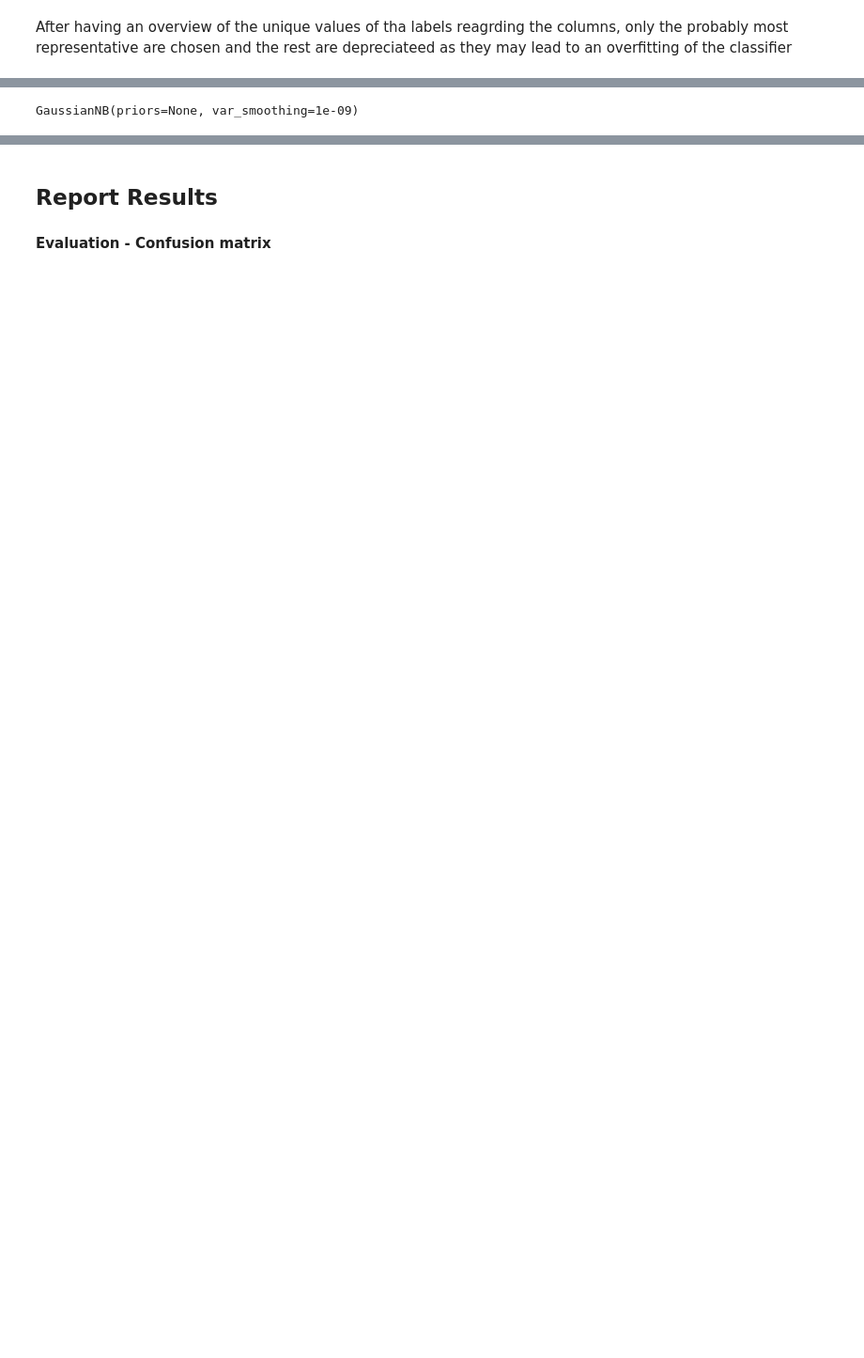
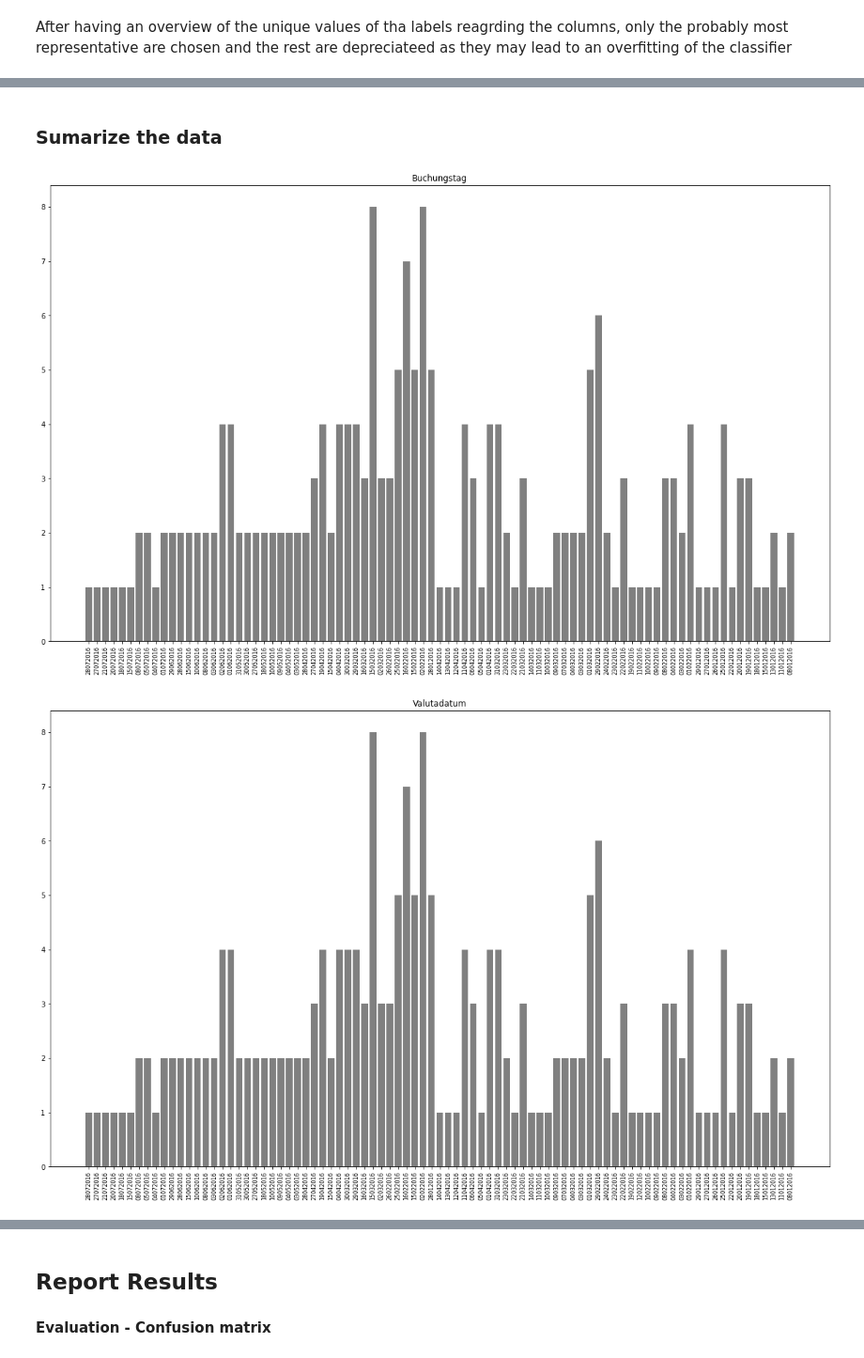
Before and after one commit to mariamonzon/Software-applications-with-AI, a Jupyter notebook: Homework1-NaiveBayesTransactions/Homework-1-Classification.ipynb, the cells around one changed output, grey strips where cells are left out. Shown: that part at 94% size. Cells and saved outputs as stored; diff of their text form; code cells hidden in the pictures; blank space fills up the shorter version.

```diff
--- a/Homework1-NaiveBayesTransactions/Homework-1-Classification.ipynb
+++ b/Homework1-NaiveBayesTransactions/Homework-1-Classification.ipynb
@@ -145,7 +173,7 @@ def tokenize(df_column: pd.DataFrame, language = 'german'):
 ## Clean and Store the given data casting to proper Data Type
 
 # Remove the invaled values with a numeric(-11111)
-data = data.fillna(-11111)
+data = data.fillna(-1*10000)
 
 #Process Numeric Values
 for num_col in data.select_dtypes(include=[np.number]).columns:
@@ -159,9 +187,9 @@ data["Betrag"] = data["Betrag"].replace(regex=True, to_replace=',', value='.').a
 
 #Preproces object values as Strings
 for col in data.select_dtypes(include=["object"]).columns:
-    #Remove soecial and punctuation characters
+    #Remove special and punctuation characters
     data[col] = remove_special_characters(data[col])
-    #Romeve stopwordas and tokenize
+    #Remove stopwords and tokenize
     data[col] = tokenize(data[col], language = 'german')
 # %%
 # Check taht the transformations are done properly
@@ -236,14 +205,0 @@ array([[<AxesSubplot:title={'center':'Auftragskonto'}>,
-# %%
-from collections import Counter
-
-def plot_token_frequencies(data):
-    plt.figure(num=None, figsize=(20, 12), facecolor='w', edgecolor='k')
-    text_data = [token for i, text in enumerate(data) for token in text.split()]
-    token_counts = Counter(text_data).values()
-    tokens = Counter(text_data).keys()
-    plt.bar(np.arange(len(tokens)), token_counts)
-    plt.xticks(np.arange(len(tokens)), tokens, rotation="vertical", fontsize=8)
-
-for text_data in dataset.select_dtypes(include=["object"]):
-    plot_token_frequencies(dataset[text_data])
-    plt.title(text_data)
@@ -317,5 +205,0 @@ X_train, X_test, y_train, y_test = train_test_split(X_matrix, y, test_size=0.15)
-# %%
-#Train Classifier Model
-clasifier.fit(X_train, y_train)
-# %% [output]
-GaussianNB(priors=None, var_smoothing=1e-09)
@@ -325,0 +206,20 @@ y_pred_prob = clasifier.predict_proba(X_test)
+# %% [markdown]
+### Sumarize the data
+# %%
+from collections import Counter
+
+def plot_token_frequencies(data):
+    plt.figure(num=None, figsize=(20, 12), facecolor='w', edgecolor='k')
+    text_data = [token for i, text in enumerate(data) for token in text.split()]
+    token_counts = Counter(text_data).values()
+    tokens = Counter(text_data).keys()
+    plt.bar(np.arange(len(tokens)), token_counts, color = 'gray')
+    plt.xticks(np.arange(len(tokens)), tokens, rotation="vertical", fontsize=8)
+# %%
+#plot histograms of text tokens
+for text_data in data.select_dtypes(include=["object"]):
+    plot_token_frequencies(data[text_data])
+    plt.title(text_data)
+# %% [output]
+[figure, added]
+[figure, added]
```
Also changed, not shown: parts of 59 cells of this notebook.
